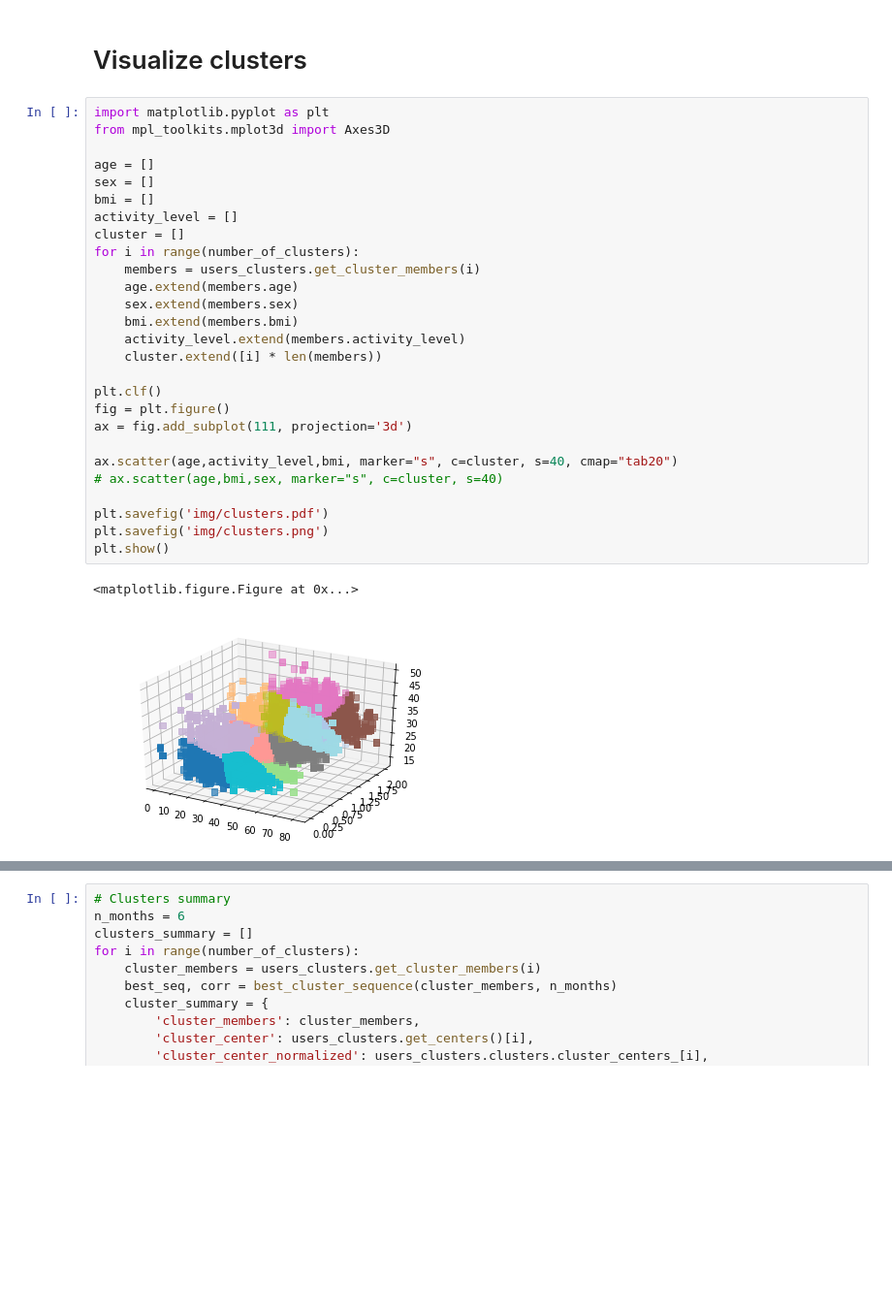
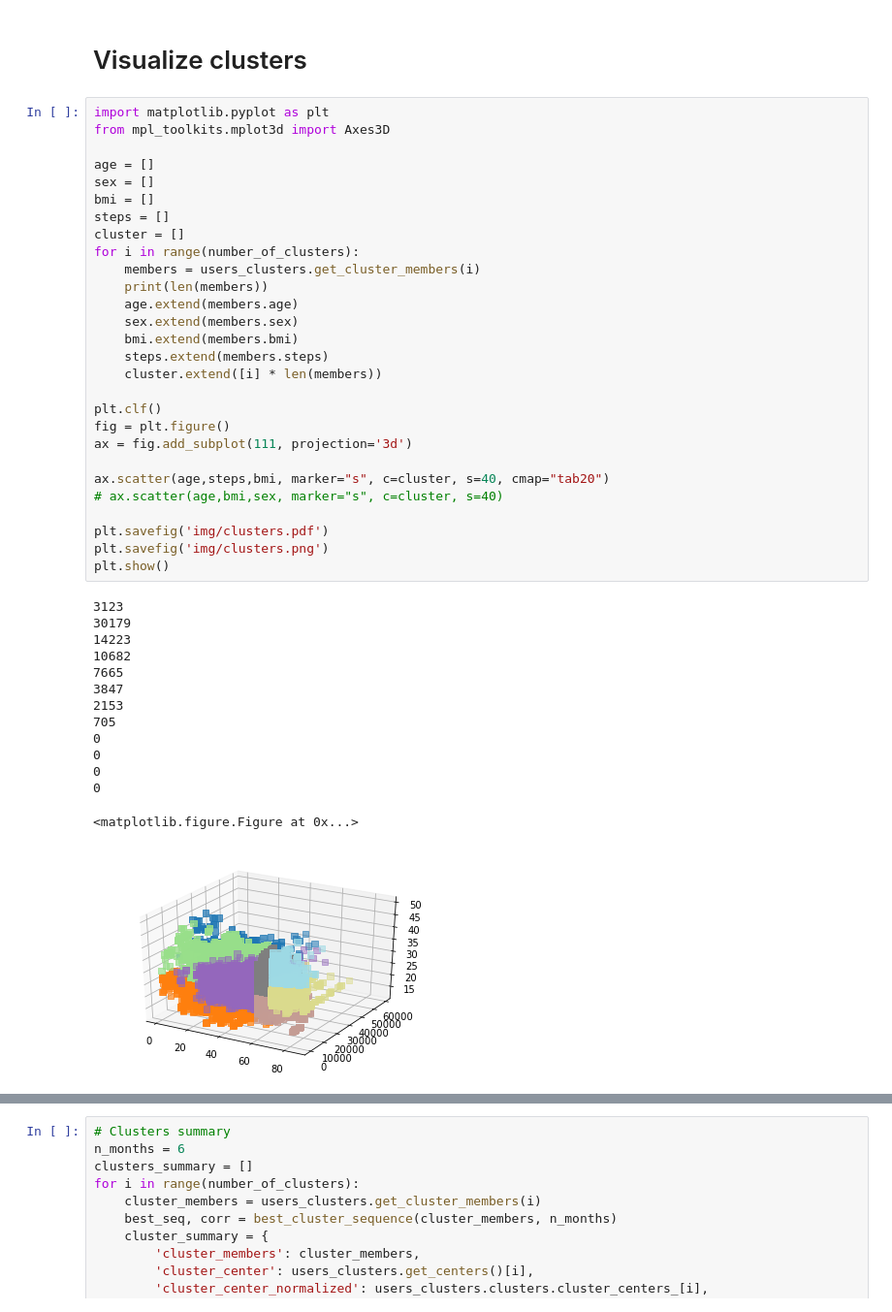
Before and after one commit to renatalucia/activity-tracker, a Jupyter notebook: clustering/users_clusters_visualize.ipynb, the cells around one changed output, grey strips where cells are left out. Shown at 97% size. Cells and saved outputs as stored; diff of their text form; blank space fills up the shorter version.

```diff
--- a/clustering/users_clusters_visualize.ipynb
+++ b/clustering/users_clusters_visualize.ipynb
@@ -224,30 +247,43 @@ if __name__ == "__main__":
 # %%
 import matplotlib.pyplot as plt
 from mpl_toolkits.mplot3d import Axes3D
 
 age = []
 sex = []
 bmi = []
-activity_level = []
+steps = []
 cluster = []
 for i in range(number_of_clusters):
     members = users_clusters.get_cluster_members(i)
+    print(len(members))
     age.extend(members.age)
     sex.extend(members.sex)
     bmi.extend(members.bmi)
-    activity_level.extend(members.activity_level)
+    steps.extend(members.steps)
     cluster.extend([i] * len(members))
 
 plt.clf()
 fig = plt.figure()
 ax = fig.add_subplot(111, projection='3d')
 
-ax.scatter(age,activity_level,bmi, marker="s", c=cluster, s=40, cmap="tab20")
+ax.scatter(age,steps,bmi, marker="s", c=cluster, s=40, cmap="tab20")
 # ax.scatter(age,bmi,sex, marker="s", c=cluster, s=40)
 
 plt.savefig('img/clusters.pdf')
 plt.savefig('img/clusters.png')
 plt.show()
 # %% [output]
-<matplotlib.figure.Figure at 0x...>
+3123
+30179
+14223
+10682
+7665
+3847
+2153
+705
+0
+0
+0
+0
+<matplotlib.figure.Figure at 0x...>
-[figure, old version]
+[figure, new version]
```
Also changed, not shown: parts of 4 cells of this notebook, 13 other files.
